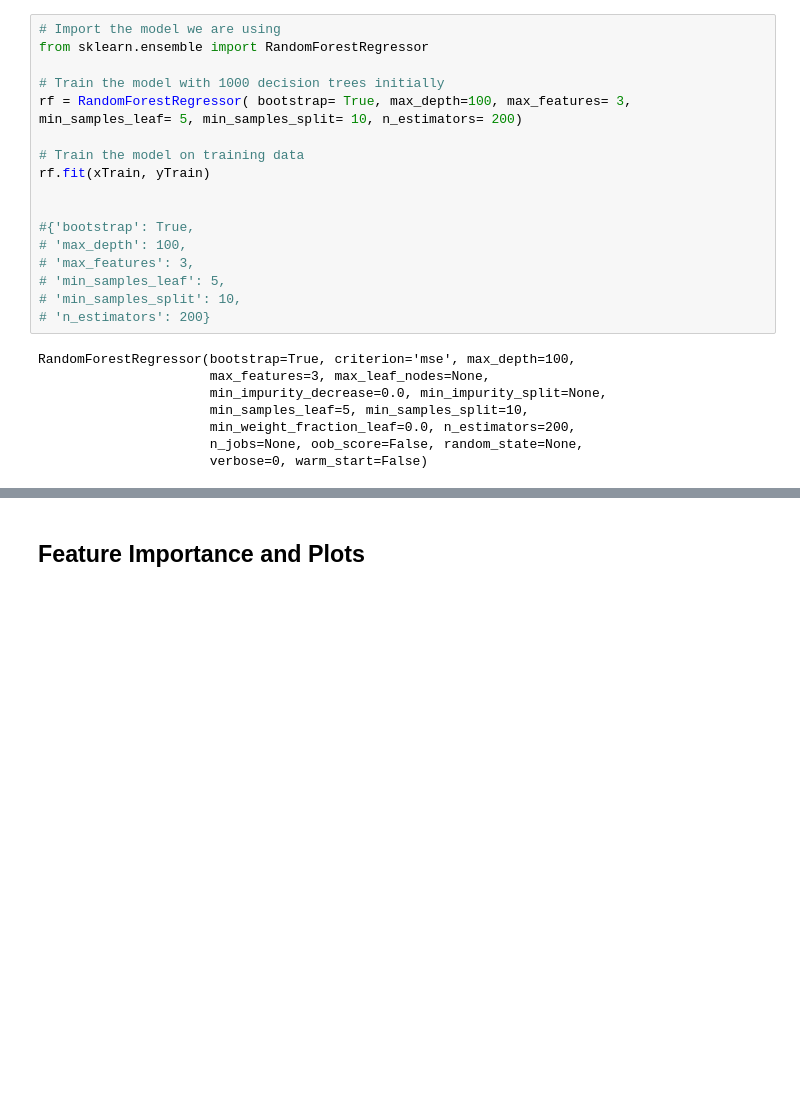
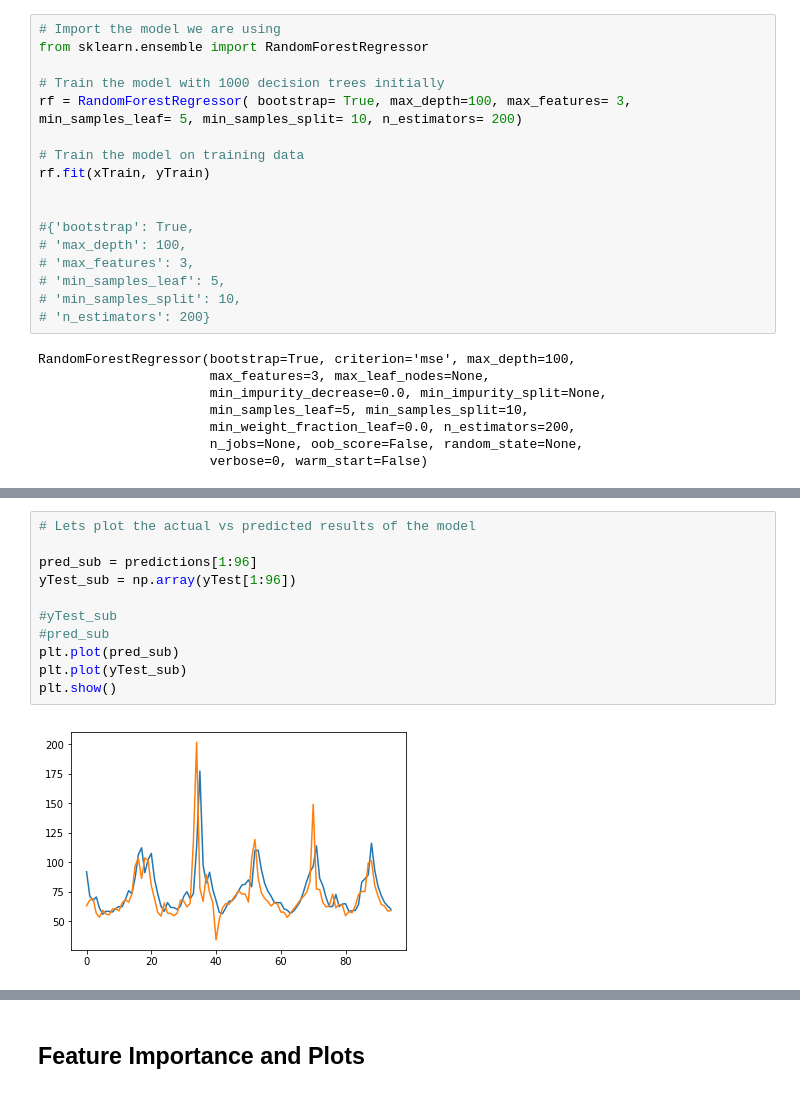
Before and after one commit to DonaldTurton/AT2_Advanced_Data_Algorithms, a Jupyter notebook: AT2_GetData.ipynb, the cells around one changed output, grey strips where cells are left out. Drawn from its saved outputs; the diff is of its cells as text; blank space fills up the shorter version.

```diff
--- a/AT2_GetData.ipynb
+++ b/AT2_GetData.ipynb
@@ -513,0 +562,13 @@ Accuracy: 82.24 %.
+# %%
+# Lets plot the actual vs predicted results of the model
+
+pred_sub = predictions[1:96]
+yTest_sub = np.array(yTest[1:96])
+
+#yTest_sub
+#pred_sub
+plt.plot(pred_sub)
+plt.plot(yTest_sub)
+plt.show()
+# %% [output]
+[figure, added]
```
Also changed, not shown: parts of 9 cells of this notebook.
